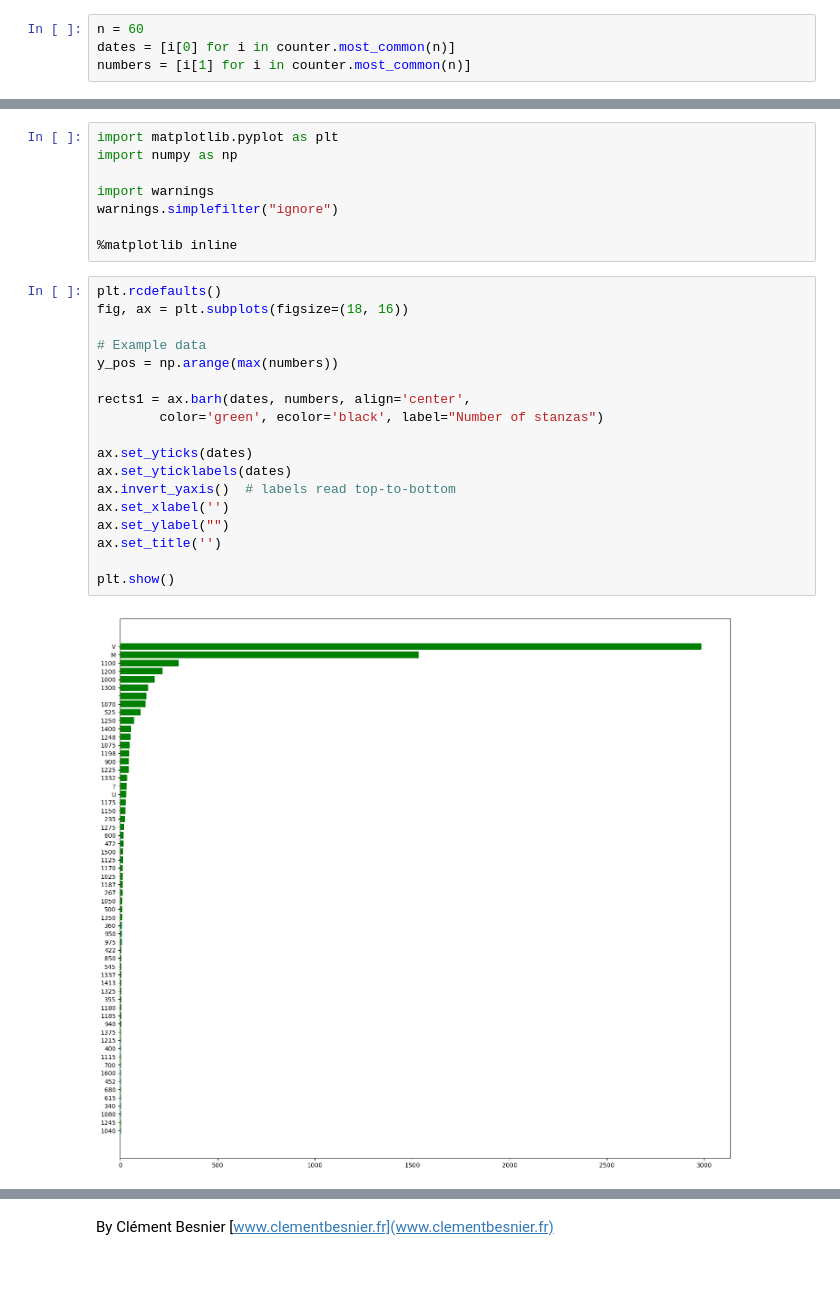
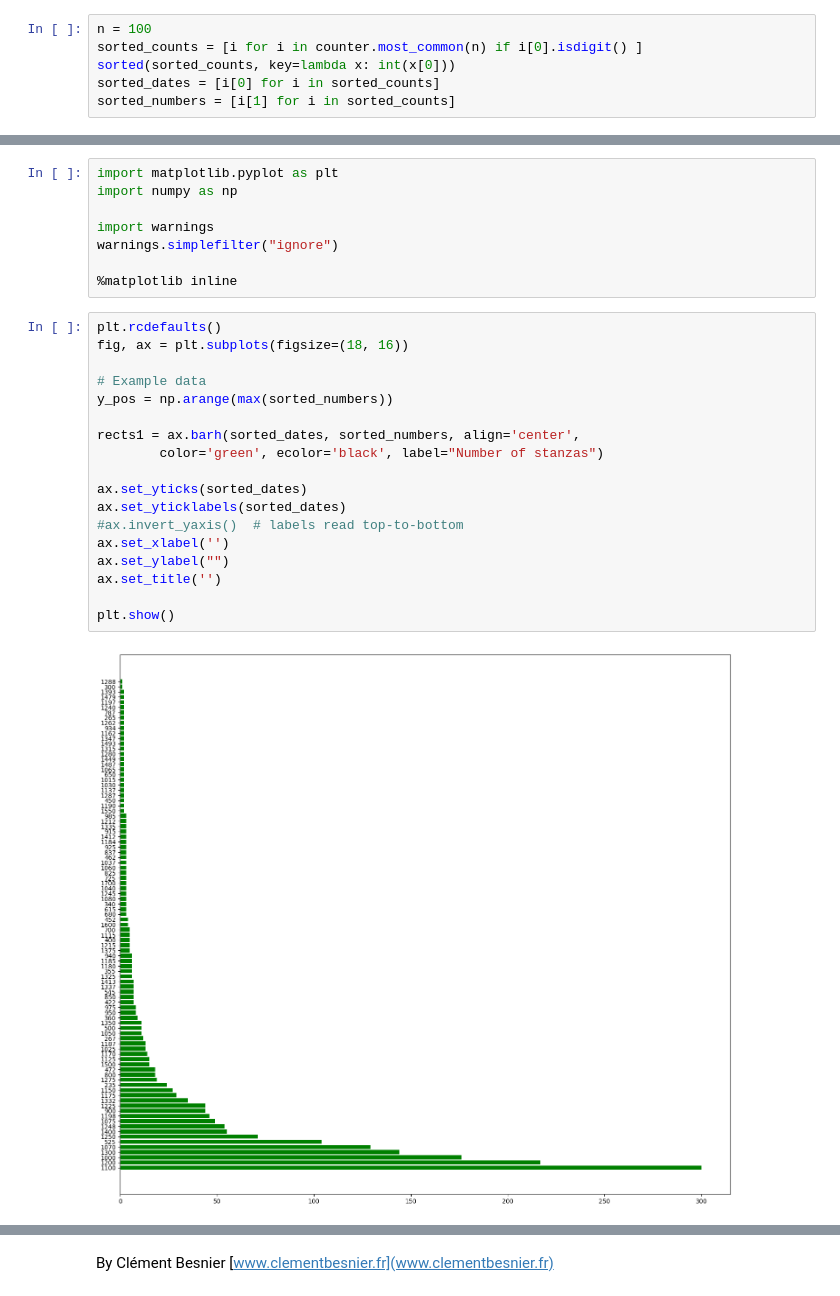
Before and after one commit to clemsciences/old_norse_notebook, a Jupyter notebook: germanic_futhark_reduction.ipynb, the cells around one changed output, grey strips where cells are left out. Saved outputs shown, nothing was run; the diff lists cells and outputs as text.

Commit message:
With sorted dates

```diff
--- a/germanic_futhark_reduction.ipynb
+++ b/germanic_futhark_reduction.ipynb
@@ -197,9 +197,11 @@ counter = Counter(set_time)
 # %% [output]
 ['Signum', 'Plats', 'Socken', 'Härad', 'Kommun', 'Placering', 'Koordinater', 'Urspr. plats?', 'Nuv. koord.', 'Sockenkod/Fornlämningsnr.', 'Runtyper', 'Korsform', 'Period/Datering', 'Stilgruppering', ' ...
 # %%
-n = 60
-dates = [i[0] for i in counter.most_common(n)]
-numbers = [i[1] for i in counter.most_common(n)]
+n = 100
+sorted_counts = [i for i in counter.most_common(n) if i[0].isdigit() ]
+sorted(sorted_counts, key=lambda x: int(x[0]))
+sorted_dates = [i[0] for i in sorted_counts]
+sorted_numbers = [i[1] for i in sorted_counts]
 # %%
 a = group_inscriptions_by_period()
 # %% [output]
@@ -235,20 +219,20 @@ warnings.simplefilter("ignore")
 # %%
 plt.rcdefaults()
 fig, ax = plt.subplots(figsize=(18, 16))
 
 # Example data
-y_pos = np.arange(max(numbers))
+y_pos = np.arange(max(sorted_numbers))
 
-rects1 = ax.barh(dates, numbers, align='center',
+rects1 = ax.barh(sorted_dates, sorted_numbers, align='center',
         color='green', ecolor='black', label="Number of stanzas")
 
-ax.set_yticks(dates)
-ax.set_yticklabels(dates)
-ax.invert_yaxis()  # labels read top-to-bottom
+ax.set_yticks(sorted_dates)
+ax.set_yticklabels(sorted_dates)
+#ax.invert_yaxis()  # labels read top-to-bottom
 ax.set_xlabel('')
 ax.set_ylabel("")
 ax.set_title('')
 
 plt.show()
 # %% [output]
-[figure, old version]
+[figure, new version]
```
Also changed, not shown: parts of 3 cells of this notebook.
